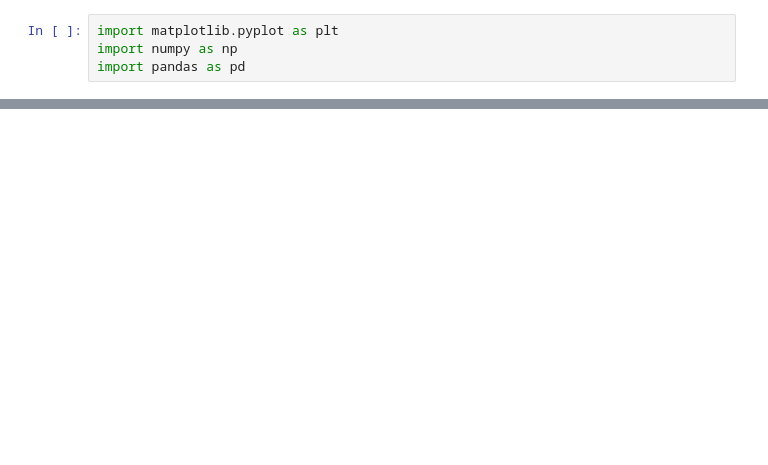
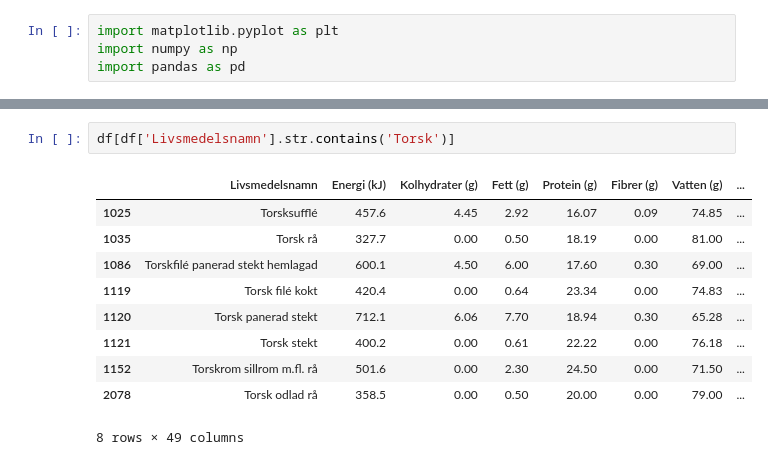
Before and after one commit to friberger/kodamat, a Jupyter notebook: pandamat.ipynb, the cells around one changed output, grey strips where cells are left out. Saved outputs shown, nothing was run; the diff lists cells and outputs as text; blank space fills up the shorter version.

```diff
--- a/pandamat.ipynb
+++ b/pandamat.ipynb
@@ -48 +23,14 @@ pd_data[search('nöt')]
+# %%
+df[df['Livsmedelsnamn'].str.contains('Torsk')]
+# %% [output]
+|  | Livsmedelsnamn | Energi (kJ) | Kolhydrater (g) | Fett (g) | Protein (g) | Fibrer (g) | Vatten (g) | ... |
+| 1025 | Torsksufflé | 457.6 | 4.45 | 2.92 | 16.07 | 0.09 | 74.85 | ... |
+| 1035 | Torsk rå | 327.7 | 0.00 | 0.50 | 18.19 | 0.00 | 81.00 | ... |
+| 1086 | Torskfilé panerad stekt hemlagad | 600.1 | 4.50 | 6.00 | 17.60 | 0.30 | 69.00 | ... |
+| 1119 | Torsk filé kokt | 420.4 | 0.00 | 0.64 | 23.34 | 0.00 | 74.83 | ... |
+| 1120 | Torsk panerad stekt | 712.1 | 6.06 | 7.70 | 18.94 | 0.30 | 65.28 | ... |
+| 1121 | Torsk stekt | 400.2 | 0.00 | 0.61 | 22.22 | 0.00 | 76.18 | ... |
+| 1152 | Torskrom sillrom m.fl. rå | 501.6 | 0.00 | 2.30 | 24.50 | 0.00 | 71.50 | ... |
+| 2078 | Torsk odlad rå | 358.5 | 0.00 | 0.50 | 20.00 | 0.00 | 79.00 | ... |
+8 rows × 49 columns
 # %%
```
Also changed, not shown: parts of 14 cells of this notebook, 1 other file.
